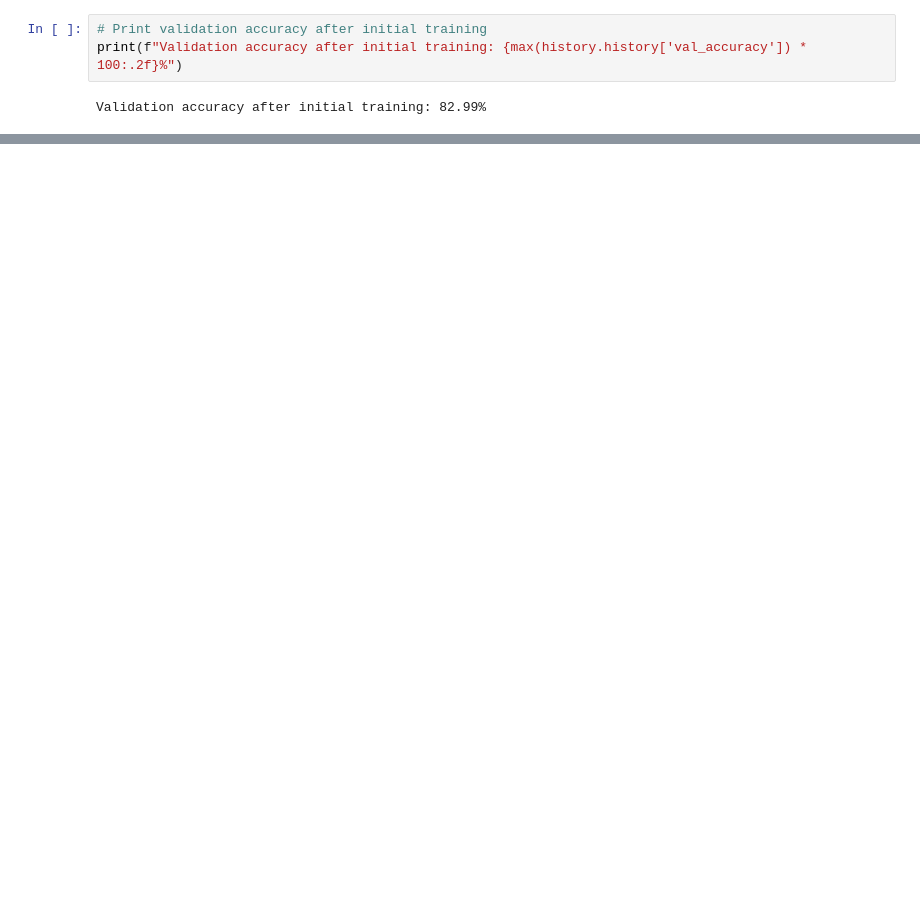
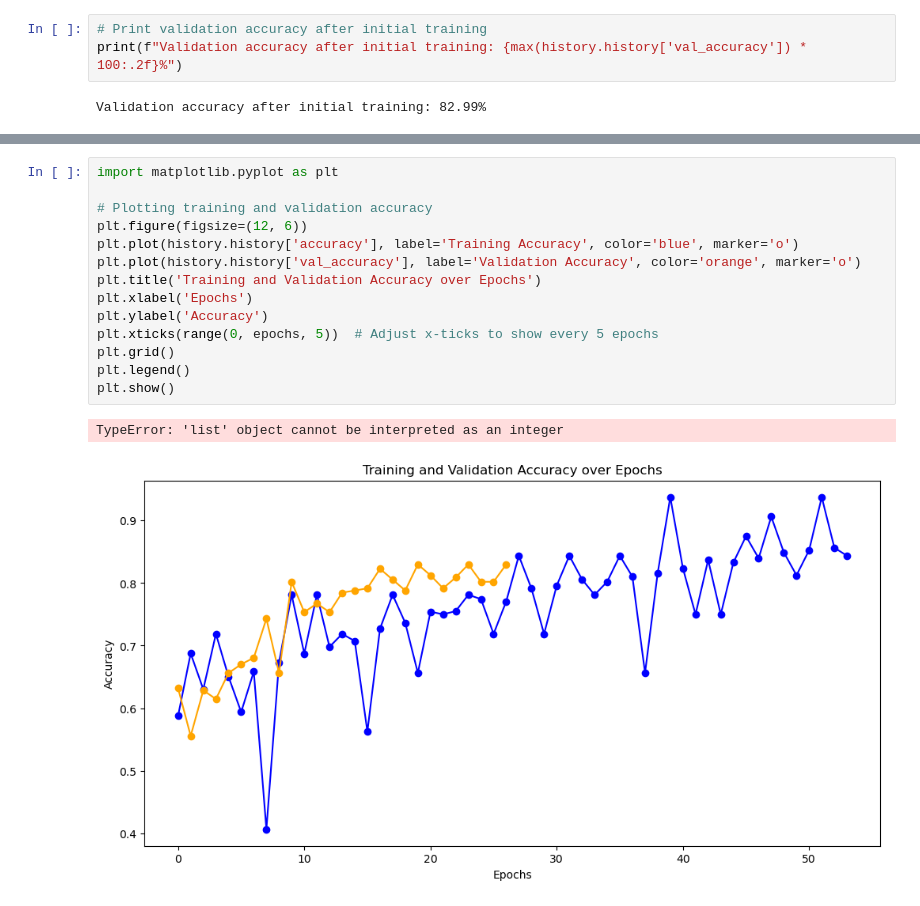
Before and after one commit to mammadova04/AdermI, a Jupyter notebook: Model/Model v2/CNN.ipynb, the cells around one changed output, grey strips where cells are left out. Drawn from its saved outputs; the diff is of its cells as text; blank space fills up the shorter version.

```diff
--- a/Model/Model v2/CNN.ipynb
+++ b/Model/Model v2/CNN.ipynb
@@ -191,0 +122,17 @@ WARNING:absl:You are saving your model as an HDF5 file via `model.save()` or `ke
+# %%
+import matplotlib.pyplot as plt
+
+# Plotting training and validation accuracy
+plt.figure(figsize=(12, 6))
+plt.plot(history.history['accuracy'], label='Training Accuracy', color='blue', marker='o')
+plt.plot(history.history['val_accuracy'], label='Validation Accuracy', color='orange', marker='o')
+plt.title('Training and Validation Accuracy over Epochs')
+plt.xlabel('Epochs')
+plt.ylabel('Accuracy')
+plt.xticks(range(0, epochs, 5))  # Adjust x-ticks to show every 5 epochs
+plt.grid()
+plt.legend()
+plt.show()
+# %% [output]
+TypeError: 'list' object cannot be interpreted as an integer
+[figure, added]
```
Also changed, not shown: parts of 7 cells of this notebook.
